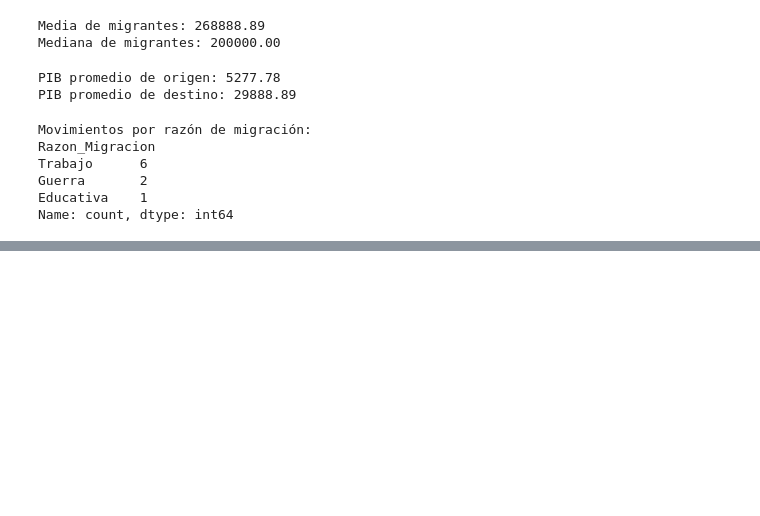
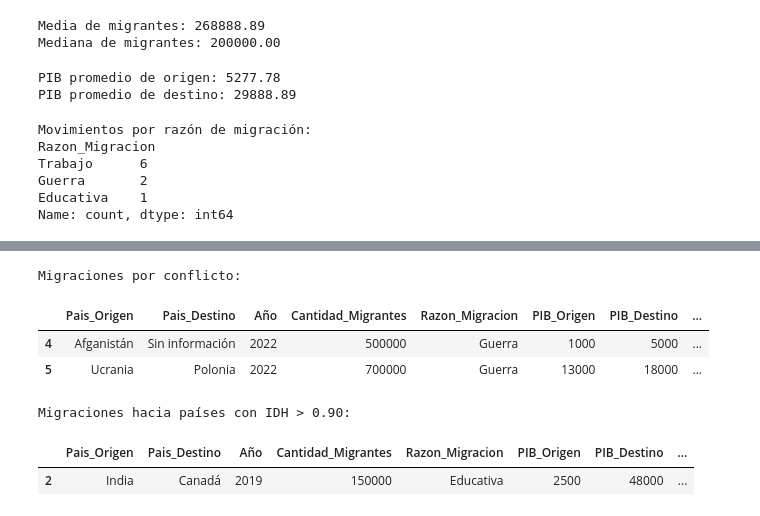
Before and after one commit to AenimaLabs/CienciaDatos0067, a Jupyter notebook: Evaluacion_Final_M3.ipynb, the cells around one changed output, grey strips where cells are left out. Saved outputs shown, nothing was run; the diff lists cells and outputs as text; code cells hidden in the pictures; blank space fills up the shorter version.

```diff
--- a/Evaluacion_Final_M3.ipynb
+++ b/Evaluacion_Final_M3.ipynb
@@ -475,0 +528,19 @@ Name: count, dtype: int64
+# %%
+# Filtrar solo migraciones por conflicto (ahora etiquetadas como 'Guerra')
+df_conflictos = migracion_limpia[migracion_limpia['Razon_Migracion'] == 'Guerra']
+print("\nMigraciones por conflicto:")
+df_conflictos.head()
+# %% [output]
+Migraciones por conflicto:
+|  | Pais_Origen | Pais_Destino | Año | Cantidad_Migrantes | Razon_Migracion | PIB_Origen | PIB_Destino | ... |
+| 4 | Afganistán | Sin información | 2022 | 500000 | Guerra | 1000 | 5000 | ... |
+| 5 | Ucrania | Polonia | 2022 | 700000 | Guerra | 13000 | 18000 | ... |
+# %%
+# Seleccionar filas donde el IDH del país de destino sea mayor a 0.90
+df_idh_alto = migracion_limpia[migracion_limpia['IDH_Destino'] > 0.90]
+print("\nMigraciones hacia países con IDH > 0.90:")
+df_idh_alto.head()
+# %% [output]
+Migraciones hacia países con IDH > 0.90:
+|  | Pais_Origen | Pais_Destino | Año | Cantidad_Migrantes | Razon_Migracion | PIB_Origen | PIB_Destino | ... |
+| 2 | India | Canadá | 2019 | 150000 | Educativa | 2500 | 48000 | ... |
```
Also changed, not shown: parts of 11 cells of this notebook.
